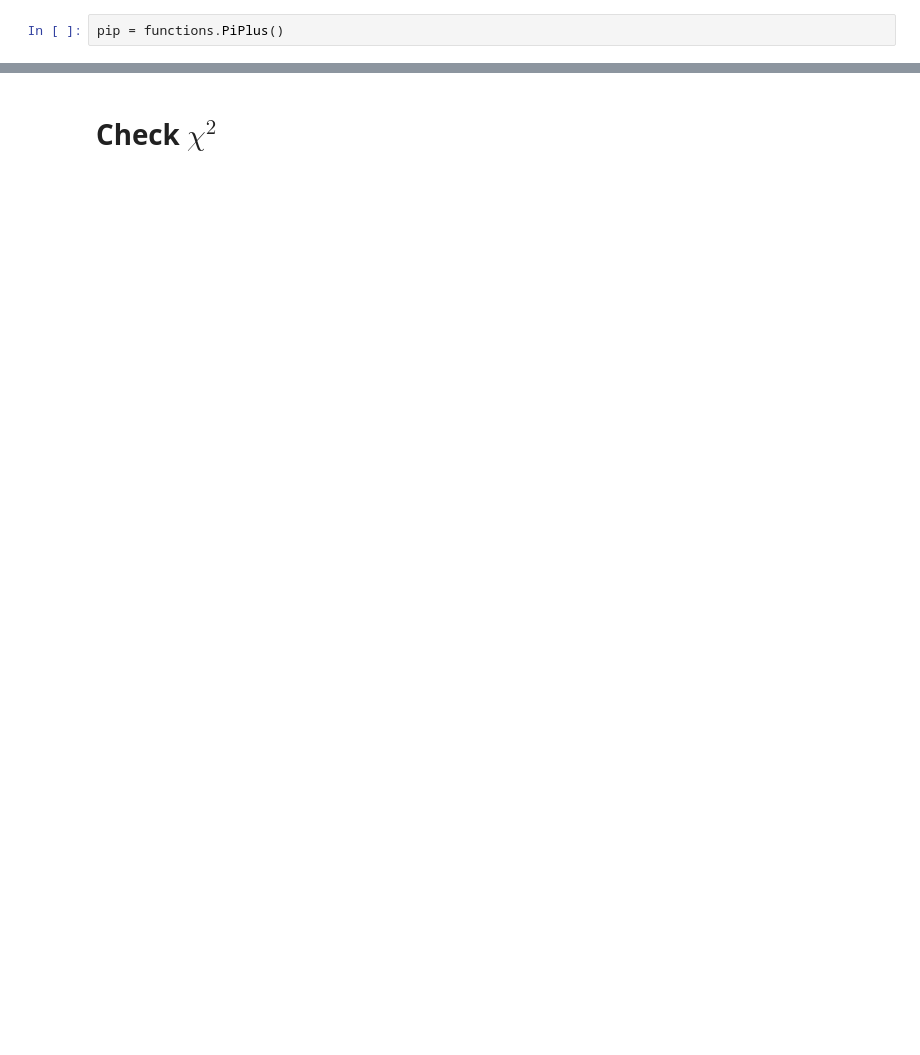
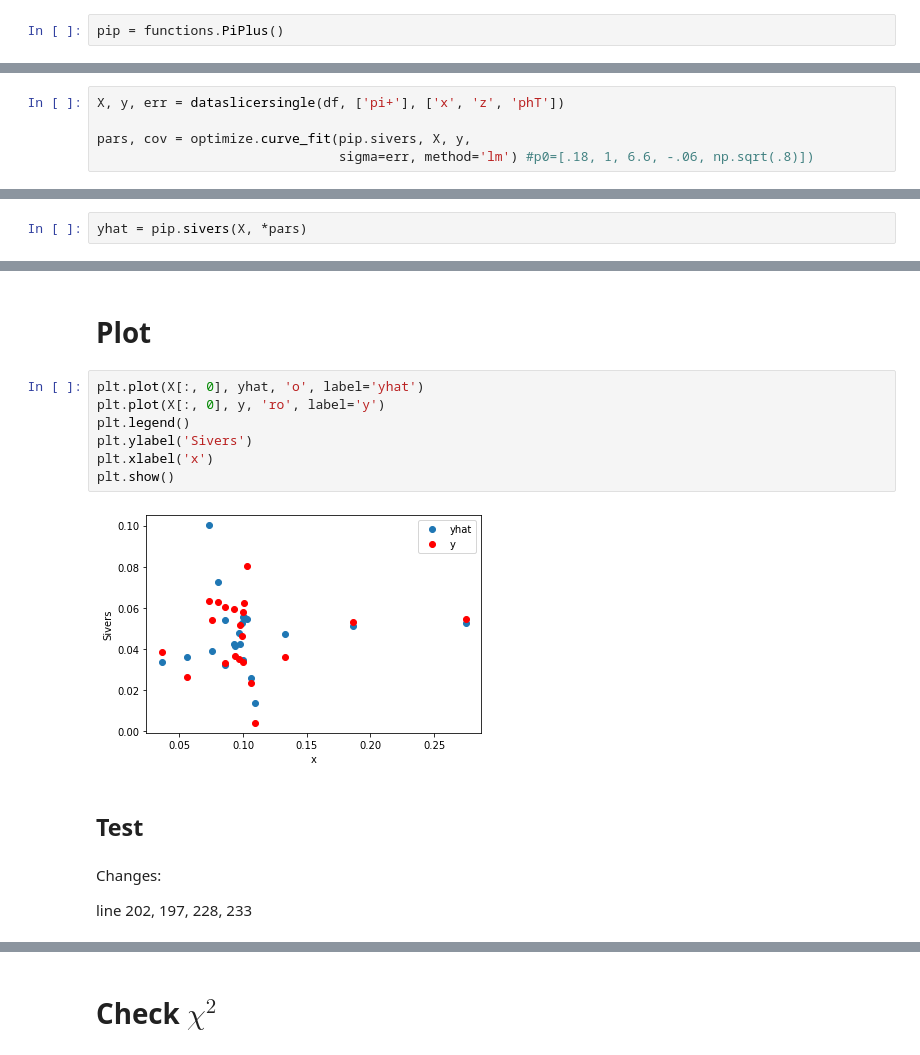
Before and after one commit to ncn6mq/Sivers, a Jupyter notebook: Fits.ipynb, the cells around one changed output, grey strips where cells are left out. Cells and saved outputs as stored; diff of their text form; blank space fills up the shorter version.

```diff
--- a/Fits.ipynb
+++ b/Fits.ipynb
@@ -63,0 +127,5 @@ plt.show()
+# %%
+X, y, err = dataslicersingle(df, ['pi+'], ['x', 'z', 'phT'])
+
+pars, cov = optimize.curve_fit(pip.sivers, X, y,
+                               sigma=err, method='lm') #p0=[.18, 1, 6.6, -.06, np.sqrt(.8)])
@@ -63,0 +137,2 @@ plt.show()
+# %%
+yhat = pip.sivers(X, *pars)
@@ -63,0 +145,17 @@ plt.show()
+# %% [markdown]
+# Plot
+# %%
+plt.plot(X[:, 0], yhat, 'o', label='yhat')
+plt.plot(X[:, 0], y, 'ro', label='y')
+plt.legend()
+plt.ylabel('Sivers')
+plt.xlabel('x')
+plt.show()
+# %% [output]
+[figure, added]
+# %% [markdown]
+## Test
+# %% [markdown]
+Changes:
+
+line 202, 197, 228, 233
```
Also changed, not shown: parts of 114 cells of this notebook, 27 other files.
